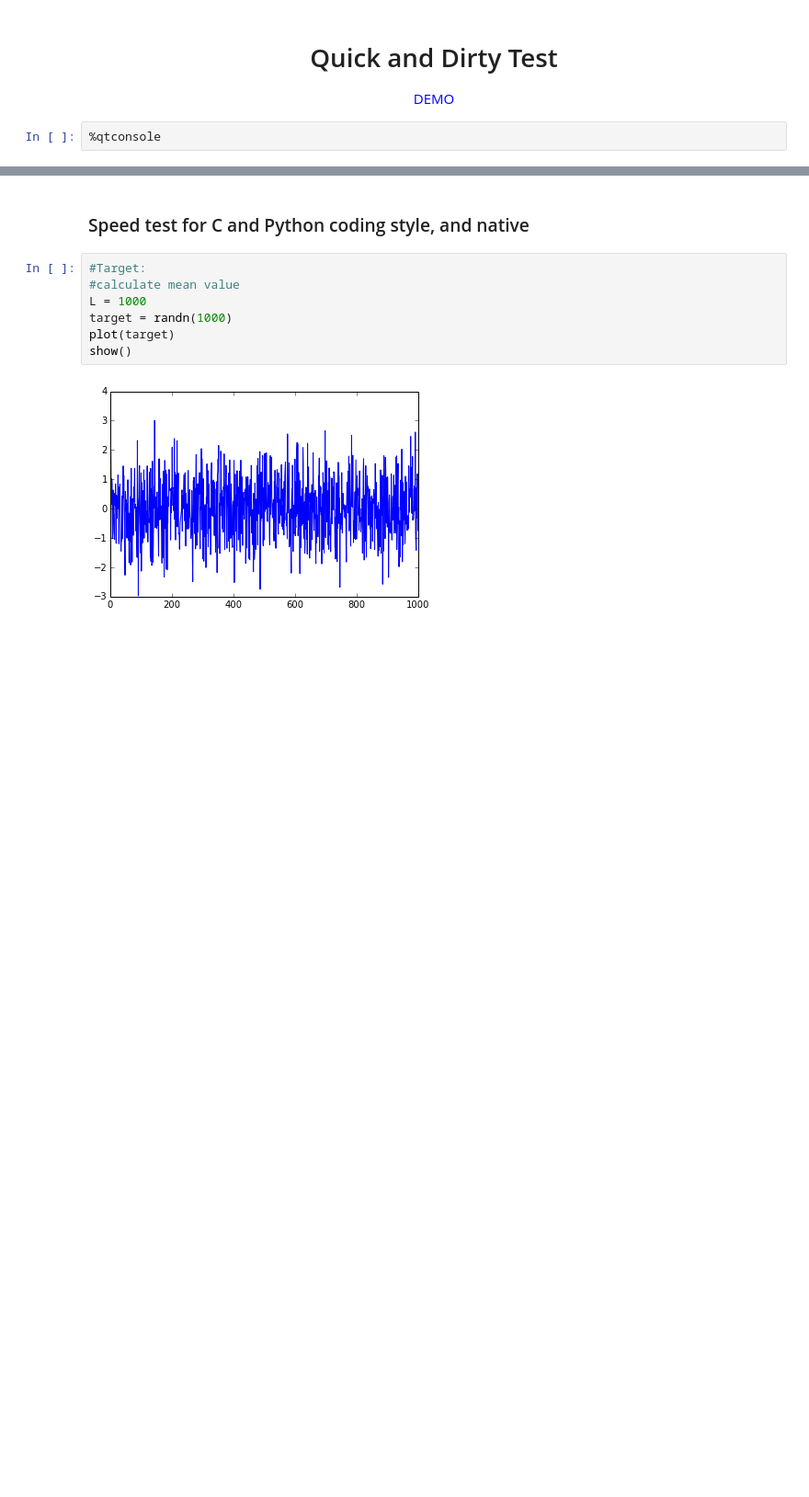
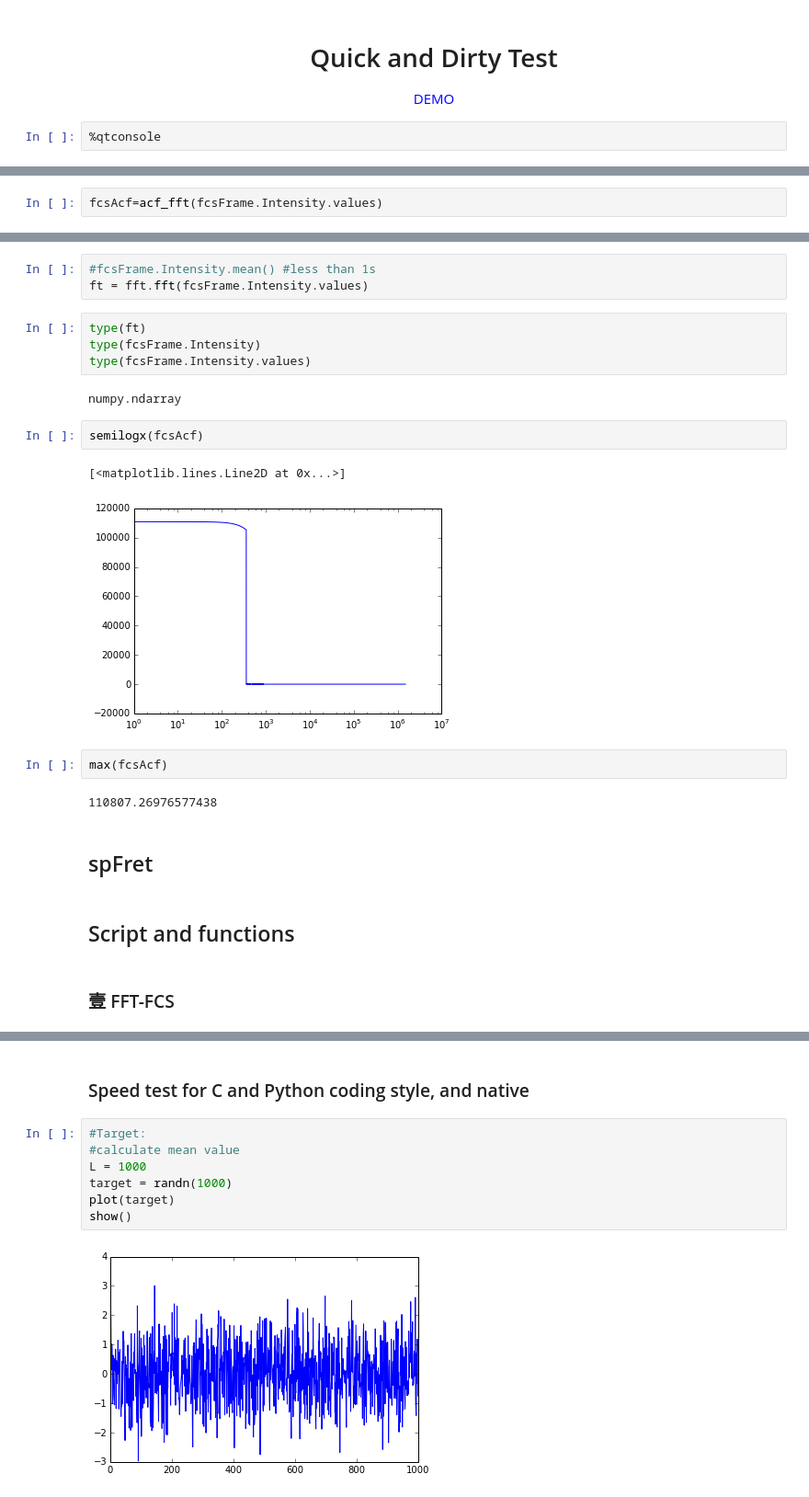
Before and after one commit to chenleo/ipynotebook, a Jupyter notebook: Quick_and_Dirty.ipynb, the cells around one changed output, grey strips where cells are left out. Shown at 92% size. Saved outputs shown, nothing was run; the diff lists cells and outputs as text; blank space fills up the shorter version.

```diff
--- a/Quick_and_Dirty.ipynb
+++ b/Quick_and_Dirty.ipynb
@@ -20,0 +55,2 @@ Populating the interactive namespace from numpy and matplotlib
+# %%
+fcsAcf=acf_fft(fcsFrame.Intensity.values)
@@ -20,0 +64,24 @@ Populating the interactive namespace from numpy and matplotlib
+# %%
+#fcsFrame.Intensity.mean() #less than 1s
+ft = fft.fft(fcsFrame.Intensity.values)
+# %%
+type(ft)
+type(fcsFrame.Intensity)
+type(fcsFrame.Intensity.values)
+# %% [output]
+numpy.ndarray
+# %%
+semilogx(fcsAcf)
+# %% [output]
+[<matplotlib.lines.Line2D at 0x...>]
+[figure, added]
+# %%
+max(fcsAcf)
+# %% [output]
+110807.26976577438
+# %% [markdown]
+<h2>spFret</h2>
+# %% [markdown]
+<h2>Script and functions</h2>
+# %% [markdown]
+<h3>壹 FFT-FCS</h3>
```
Also changed, not shown: parts of 15 cells of this notebook, 1 other file.
